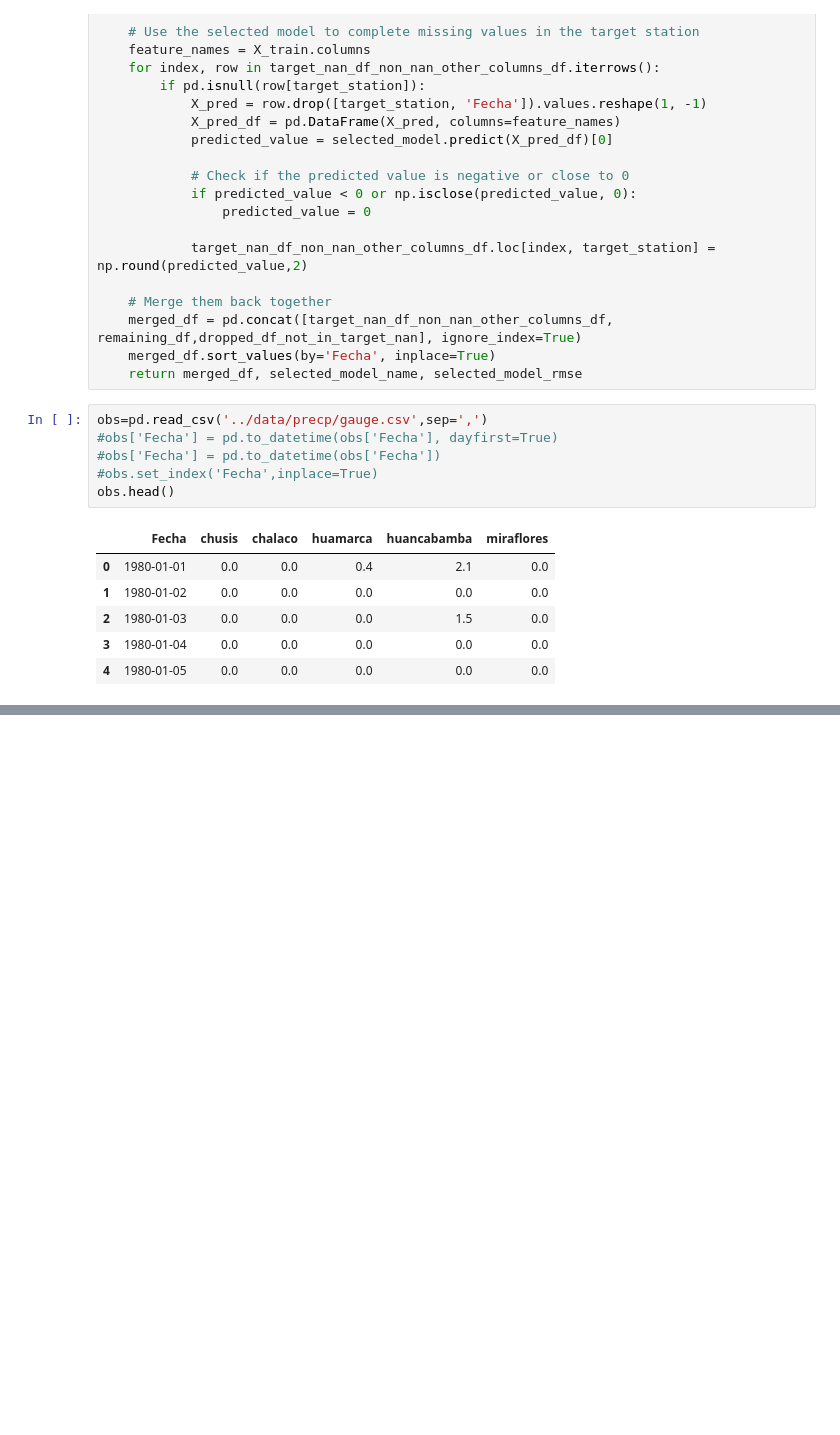
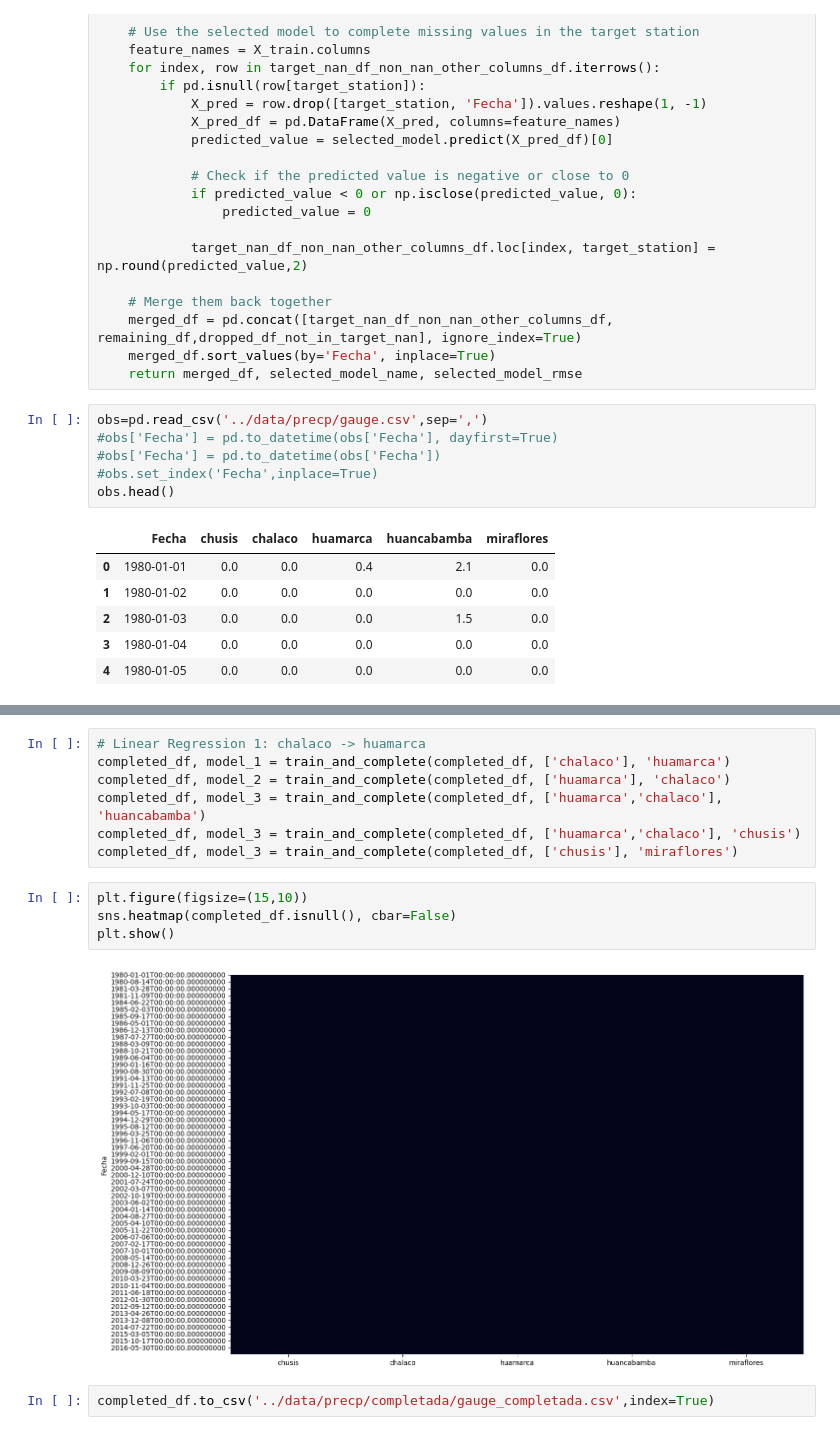
Before and after one commit to JoseZevallosR/piura_river, a Jupyter notebook: notebooks/Data_imputation.ipynb, the cells around one changed output, grey strips where cells are left out. Cells and saved outputs as stored; diff of their text form; blank space fills up the shorter version.

```diff
--- a/notebooks/Data_imputation.ipynb
+++ b/notebooks/Data_imputation.ipynb
@@ -201,0 +263,15 @@ plt.show()
+# %%
+# Linear Regression 1: chalaco -> huamarca
+completed_df, model_1 = train_and_complete(completed_df, ['chalaco'], 'huamarca')
+completed_df, model_2 = train_and_complete(completed_df, ['huamarca'], 'chalaco')
+completed_df, model_3 = train_and_complete(completed_df, ['huamarca','chalaco'], 'huancabamba')
+completed_df, model_3 = train_and_complete(completed_df, ['huamarca','chalaco'], 'chusis')
+completed_df, model_3 = train_and_complete(completed_df, ['chusis'], 'miraflores')
+# %%
+plt.figure(figsize=(15,10))
+sns.heatmap(completed_df.isnull(), cbar=False)
+plt.show()
+# %% [output]
+[figure, added]
+# %%
+completed_df.to_csv('../data/precp/completada/gauge_completada.csv',index=True)
```
Also changed, not shown: parts of 12 cells of this notebook, 2 other files.
